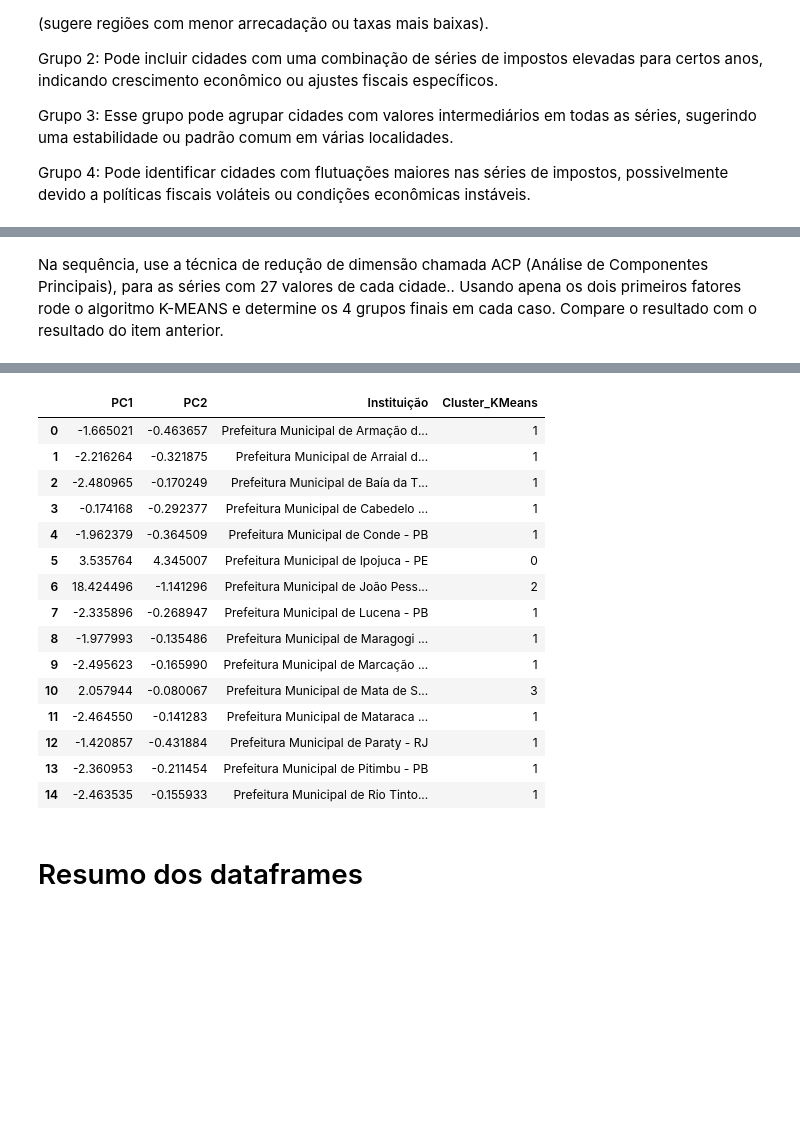
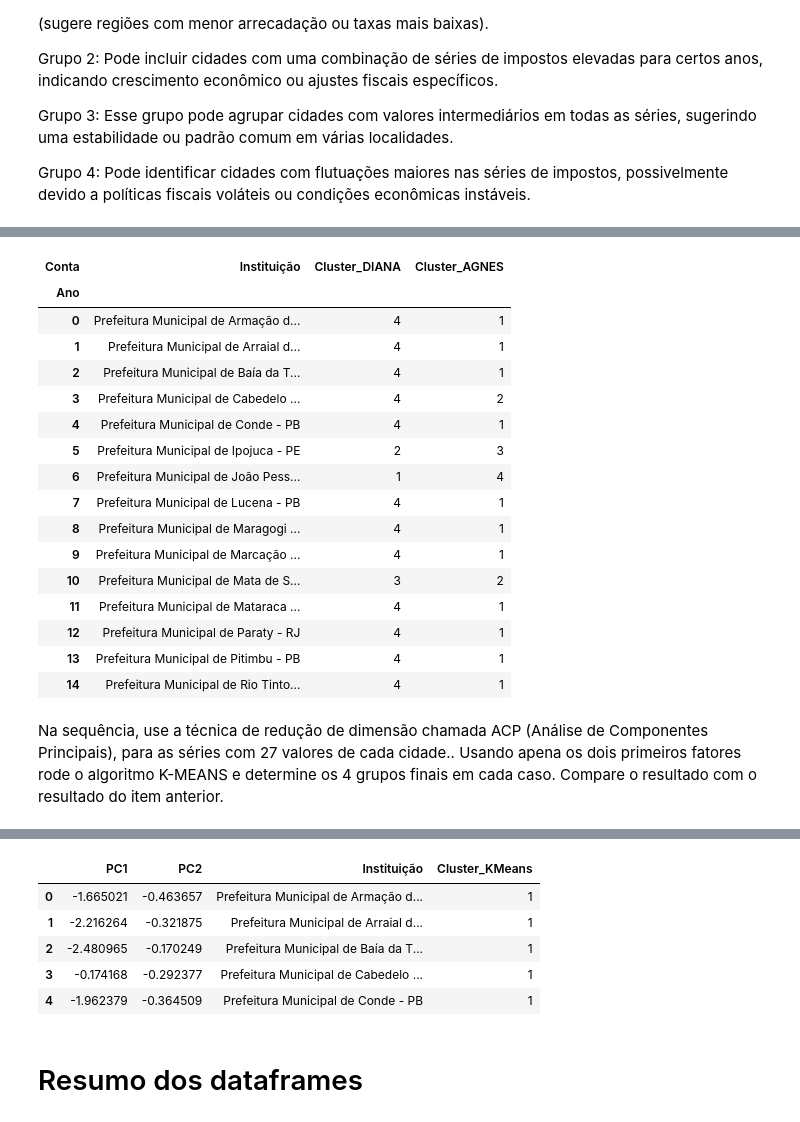
Before and after one commit to caiochacon/Mineracao, a Jupyter notebook: main.ipynb, the cells around one changed output, grey strips where cells are left out. Saved outputs shown, nothing was run; the diff lists cells and outputs as text; code cells hidden in the pictures; blank space fills up the shorter version.

```diff
--- a/main.ipynb
+++ b/main.ipynb
@@ -373,29 +387,31 @@ import matplotlib.pyplot as plt
 from sklearn.metrics.pairwise import euclidean_distances
 from scipy.cluster.hierarchy import fcluster
 
+def executar_agnes_previsao(pivot_df):
+    # Remove a coluna 'Cidade' para usar apenas as coordenadas
+    data = pivot_df.drop(columns='Instituição')
 
-# Remove a coluna 'Cidade' para usar apenas as coordenadas
-data = pivot_df.drop(columns='Instituição')
+    # Escalonamento dos dados (opcional mas recomendado para técnicas de clusterização)
+    scaler = StandardScaler()
+    data_scaled = scaler.fit_transform(data)
 
-# Escalonamento dos dados (opcional mas recomendado para técnicas de clusterização)
-scaler = StandardScaler()
-data_scaled = scaler.fit_transform(data)
+    # Clusterização AGNES (Algoritmo bottom-up)
+    agnes_linkage = linkage(data_scaled, method='ward')  # Pode mudar o método de ligação
 
-# Clusterização AGNES (Algoritmo bottom-up)
-agnes_linkage = linkage(data_scaled, method='ward')  # Pode mudar o método de ligação
+    # Plotar o dendrograma de AGNES
+    plt.figure(figsize=(10, 7))
+    dendrogram(agnes_linkage, labels=pivot_df['Instituição'].values)
+    plt.title('Dendrograma AGNES (Bottom-up)')
+    plt.xlabel('Cidades')
+    plt.ylabel('Distância')
+    plt.xticks(rotation=90)
+    plt.show()
 
-# Plotar o dendrograma de AGNES
-plt.figure(figsize=(10, 7))
-dendrogram(agnes_linkage, labels=pivot_df['Instituição'].values)
-plt.title('Dendrograma AGNES (Bottom-up)')
-plt.xlabel('Cidades')
-plt.ylabel('Distância')
-plt.xticks(rotation=90)
-plt.show()
+    # Definir 4 grupos finais para AGNES
+    agnes_clusters = fcluster(agnes_linkage, 4, criterion='maxclust')
+    return agnes_clusters
 
-# Definir 4 grupos finais para AGNES
-agnes_clusters = fcluster(agnes_linkage, 4, criterion='maxclust')
-pivot_df['Cluster_AGNES'] = agnes_clusters
+pivot_df['Cluster_AGNES'] = executar_agnes_previsao(pivot_df)
 # %% [output]
 [figure]
 # %%
@@ -503,3 +508,23 @@ pivot_df.head(2)
+# %%
+pivot_df[['Instituição', 'Cluster_DIANA', 'Cluster_AGNES']]
+# %% [output]
+| Conta | Instituição | Cluster_DIANA | Cluster_AGNES |
+| Ano |  |  |  |
+| 0 | Prefeitura Municipal de Armação d... | 4 | 1 |
+| 1 | Prefeitura Municipal de Arraial d... | 4 | 1 |
+| 2 | Prefeitura Municipal de Baía da T... | 4 | 1 |
+| 3 | Prefeitura Municipal de Cabedelo ... | 4 | 2 |
+| 4 | Prefeitura Municipal de Conde - PB | 4 | 1 |
+| 5 | Prefeitura Municipal de Ipojuca - PE | 2 | 3 |
+| 6 | Prefeitura Municipal de João Pess... | 1 | 4 |
+| 7 | Prefeitura Municipal de Lucena - PB | 4 | 1 |
+| 8 | Prefeitura Municipal de Maragogi ... | 4 | 1 |
+| 9 | Prefeitura Municipal de Marcação ... | 4 | 1 |
+| 10 | Prefeitura Municipal de Mata de S... | 3 | 2 |
+| 11 | Prefeitura Municipal de Mataraca ... | 4 | 1 |
+| 12 | Prefeitura Municipal de Paraty - RJ | 4 | 1 |
+| 13 | Prefeitura Municipal de Pitimbu - PB | 4 | 1 |
+| 14 | Prefeitura Municipal de Rio Tinto... | 4 | 1 |
 # %% [markdown]
 Na sequência, use a técnica de redução de dimensão chamada ACP (Análise de Componentes Principais), para as séries com 27 valores de cada cidade.. Usando apena os dois primeiros fatores rode o algoritmo K-MEANS e determine os 4 grupos finais em cada caso. Compare o resultado com o resultado do
 item anterior.
@@ -573,24 +602,14 @@ Ano
 3               1   0  0  0
 4               0   0  1  0
 # %%
-df_pca
+df_pca.head()
 # %% [output]
 |  | PC1 | PC2 | Instituição | Cluster_KMeans |
 | 0 | -1.665021 | -0.463657 | Prefeitura Municipal de Armação d... | 1 |
 | 1 | -2.216264 | -0.321875 | Prefeitura Municipal de Arraial d... | 1 |
 | 2 | -2.480965 | -0.170249 | Prefeitura Municipal de Baía da T... | 1 |
 | 3 | -0.174168 | -0.292377 | Prefeitura Municipal de Cabedelo ... | 1 |
 | 4 | -1.962379 | -0.364509 | Prefeitura Municipal de Conde - PB | 1 |
-| 5 | 3.535764 | 4.345007 | Prefeitura Municipal de Ipojuca - PE | 0 |
-| 6 | 18.424496 | -1.141296 | Prefeitura Municipal de João Pess... | 2 |
-| 7 | -2.335896 | -0.268947 | Prefeitura Municipal de Lucena - PB | 1 |
-| 8 | -1.977993 | -0.135486 | Prefeitura Municipal de Maragogi ... | 1 |
-| 9 | -2.495623 | -0.165990 | Prefeitura Municipal de Marcação ... | 1 |
-| 10 | 2.057944 | -0.080067 | Prefeitura Municipal de Mata de S... | 3 |
-| 11 | -2.464550 | -0.141283 | Prefeitura Municipal de Mataraca ... | 1 |
-| 12 | -1.420857 | -0.431884 | Prefeitura Municipal de Paraty - RJ | 1 |
-| 13 | -2.360953 | -0.211454 | Prefeitura Municipal de Pitimbu - PB | 1 |
-| 14 | -2.463535 | -0.155933 | Prefeitura Municipal de Rio Tinto... | 1 |
 # %% [markdown]
 # Resumo dos dataframes
 # %%
```
Also changed, not shown: parts of 22 cells of this notebook.
